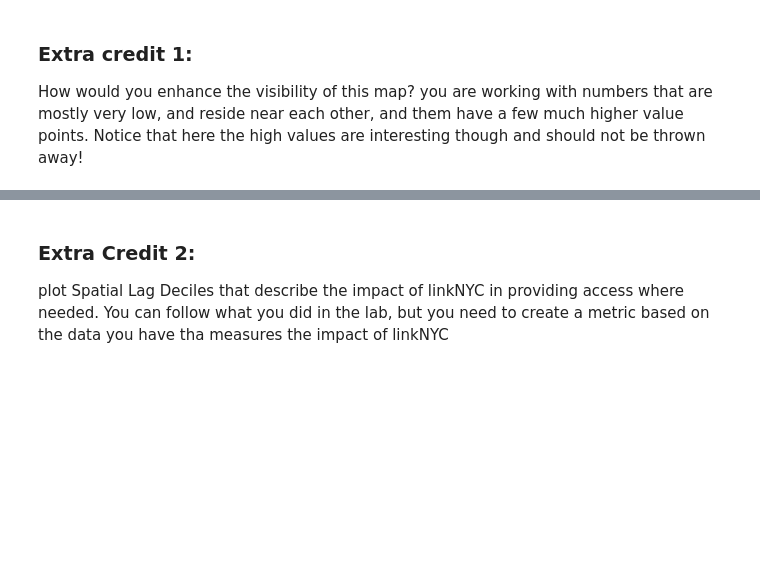
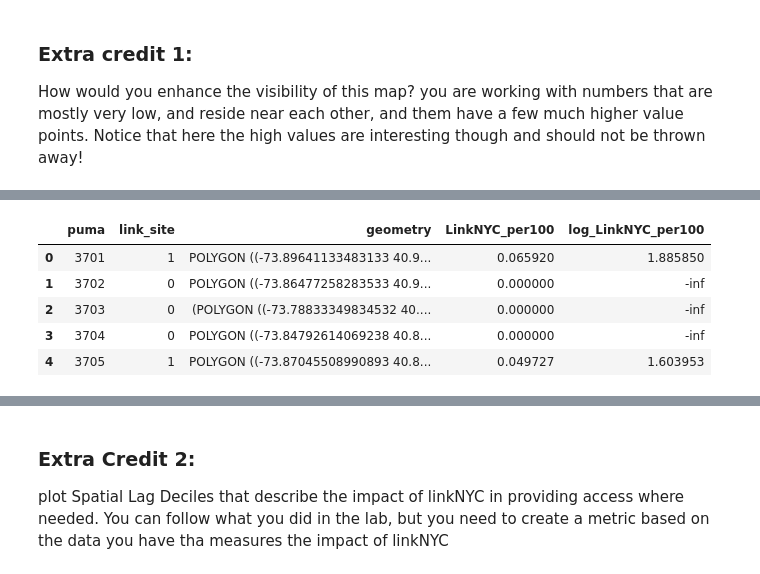
Before and after one commit to scheids1/PUI2017_rls672, a Jupyter notebook: HW9_rls672/HW9_rls672.ipynb, the cells around one changed output, grey strips where cells are left out. Cells and saved outputs as stored; diff of their text form; code cells hidden in the pictures; blank space fills up the shorter version.

```diff
--- a/HW9_rls672/HW9_rls672.ipynb
+++ b/HW9_rls672/HW9_rls672.ipynb
@@ -616,0 +611,11 @@ pl.hist(linkNYCp100p['LinkNYC_perPerson'], bins=30)
+# %%
+linkNYCp100p['log_LinkNYC_per100'] = linkNYCp100p['LinkNYC_per100'] * 100
+linkNYCp100p['log_LinkNYC_per100'] = np.log(linkNYCp100p['log_LinkNYC_per100'])
+linkNYCp100p.head()
+# %% [output]
+|  | puma | link_site | geometry | LinkNYC_per100 | log_LinkNYC_per100 |
+| 0 | 3701 | 1 | POLYGON ((-73.89641133483133 40.9... | 0.065920 | 1.885850 |
+| 1 | 3702 | 0 | POLYGON ((-73.86477258283533 40.9... | 0.000000 | -inf |
+| 2 | 3703 | 0 | (POLYGON ((-73.78833349834532 40.... | 0.000000 | -inf |
+| 3 | 3704 | 0 | POLYGON ((-73.84792614069238 40.8... | 0.000000 | -inf |
+| 4 | 3705 | 1 | POLYGON ((-73.87045508990893 40.8... | 0.049727 | 1.603953 |
```
Also changed, not shown: parts of 12 cells of this notebook.
